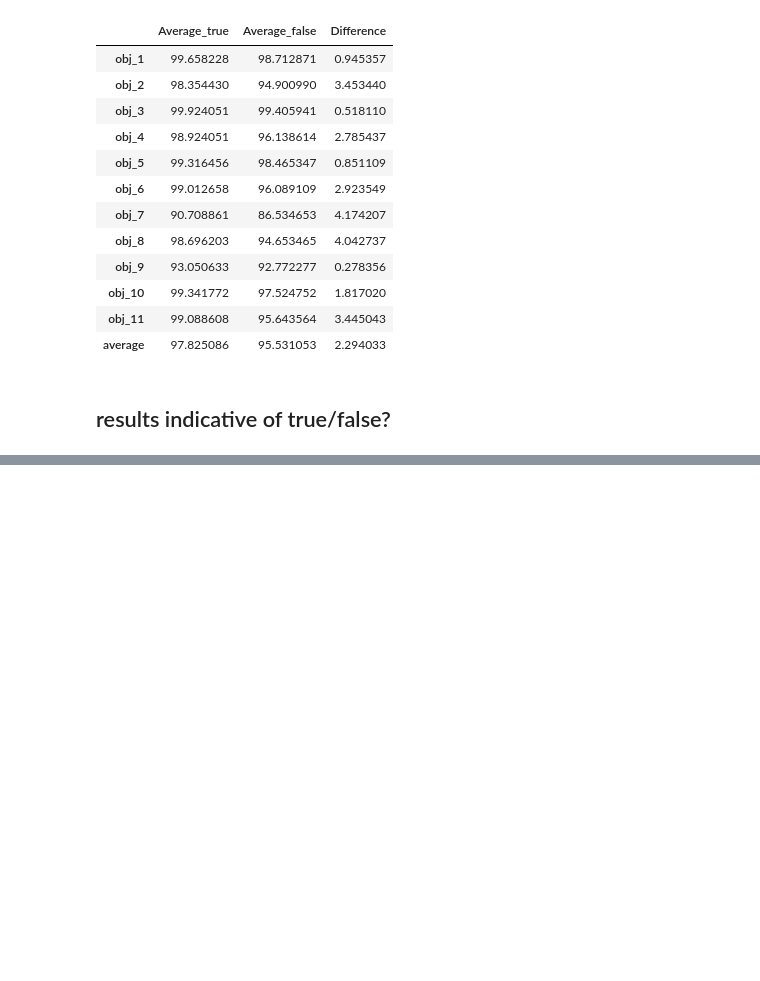
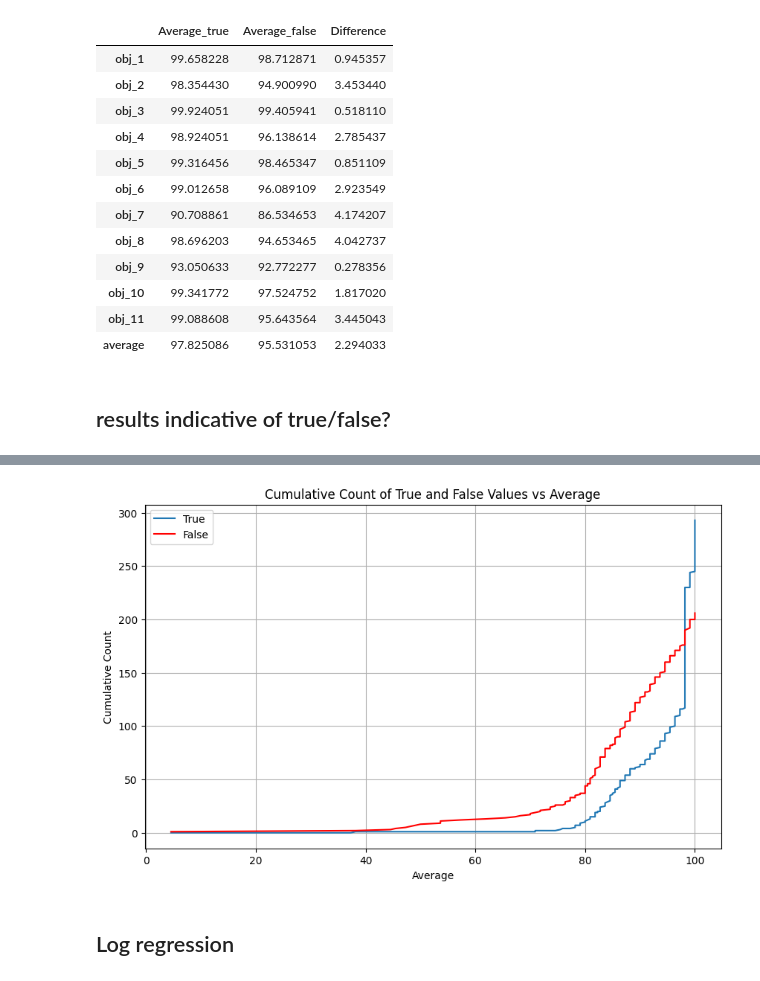
Before and after one commit to OpenBioLink/ThoughtSource, a Jupyter notebook: notebooks/reflection_messages/reflection_to_prediction.ipynb, the cells around one changed output, grey strips where cells are left out. Cells and saved outputs as stored; diff of their text form; code cells hidden in the pictures; blank space fills up the shorter version.

```diff
--- a/notebooks/reflection_messages/reflection_to_prediction.ipynb
+++ b/notebooks/reflection_messages/reflection_to_prediction.ipynb
@@ -854,0 +780,18 @@ scores_true
+# %%
+# Create a new column 'Cumulative Count False' that contains the cumulative count of 'False' values
+df['Cumulative Count False'] = (~df['Indicator']).cumsum()
+
+# Plot graph with 'Average' as x-axis and 'Cumulative Count' and 'Cumulative Count False' as y-axis
+plt.figure(figsize=(10, 6))
+plt.plot(df['Average'], df['Cumulative Count'], label='True')
+plt.plot(df['Average'], df['Cumulative Count False'], label='False', color='red')
+plt.xlabel('Average')
+plt.ylabel('Cumulative Count')
+plt.title('Cumulative Count of True and False Values vs Average')
+plt.grid(True)
+plt.legend()
+plt.show()
+# %% [output]
+[figure, added]
+# %% [markdown]
+## Log regression
```
Also changed, not shown: parts of 44 cells of this notebook.
